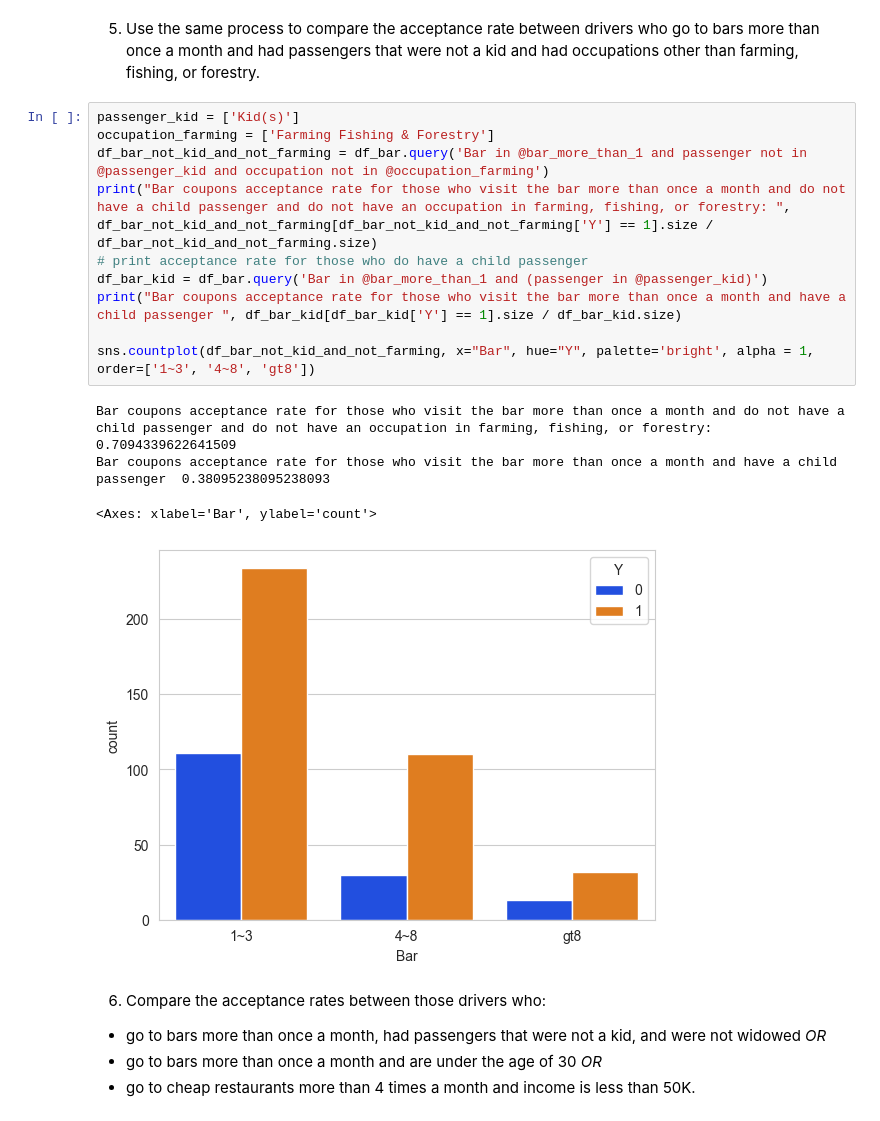
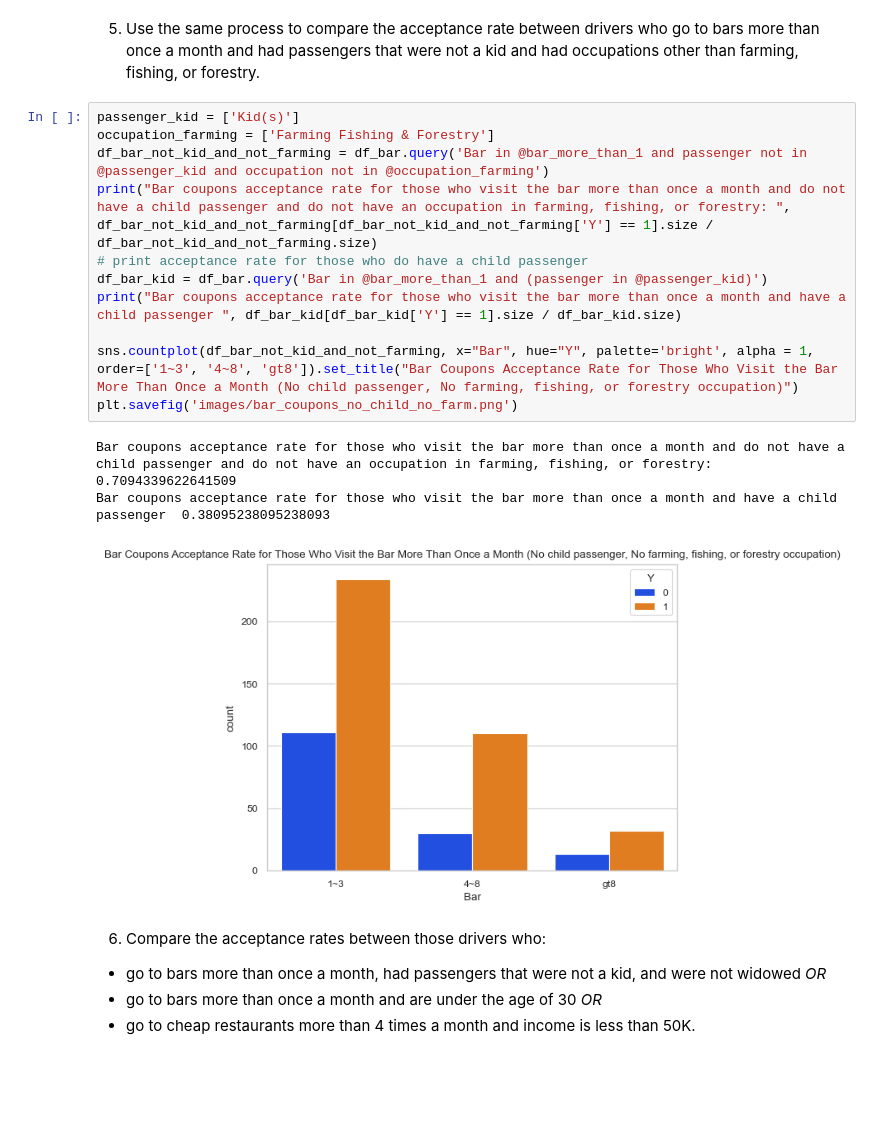
Before and after one commit to geo-rge-li/uci-coupon-analysis, a Jupyter notebook: prompt.ipynb, the cells around one changed output. Cells and saved outputs as stored; diff of their text form; blank space fills up the shorter version.

```diff
--- a/prompt.ipynb
+++ b/prompt.ipynb
@@ -278,18 +278,18 @@ Bar coupons acceptance rate for those who visit the bar less and 1 times a month
 # %%
 passenger_kid = ['Kid(s)']
 occupation_farming = ['Farming Fishing & Forestry']
 df_bar_not_kid_and_not_farming = df_bar.query('Bar in @bar_more_than_1 and passenger not in @passenger_kid and occupation not in @occupation_farming')
 print("Bar coupons acceptance rate for those who visit the bar more than once a month and do not have a child passenger and do not have an occupation in farming, fishing, or forestry: ", df_bar_not_kid_and_not_farming[df_bar_not_kid_and_not_farming['Y'] == 1].size / df_bar_not_kid_and_not_farming.size)
 # print acceptance rate for those who do have a child passenger
 df_bar_kid = df_bar.query('Bar in @bar_more_than_1 and (passenger in @passenger_kid)')
 print("Bar coupons acceptance rate for those who visit the bar more than once a month and have a child passenger ", df_bar_kid[df_bar_kid['Y'] == 1].size / df_bar_kid.size)
 
-sns.countplot(df_bar_not_kid_and_not_farming, x="Bar", hue="Y", palette='bright', alpha = 1, order=['1~3', '4~8', 'gt8'])
+sns.countplot(df_bar_not_kid_and_not_farming, x="Bar", hue="Y", palette='bright', alpha = 1, order=['1~3', '4~8', 'gt8']).set_title("Bar Coupons Acceptance Rate for Those Who Visit the Bar More Than Once a Month (No child passenger, No farming, fishing, or forestry occupation)")
+plt.savefig('images/bar_coupons_no_child_no_farm.png')
 # %% [output]
 Bar coupons acceptance rate for those who visit the bar more than once a month and do not have a child passenger and do not have an occupation in farming, fishing, or forestry:  0.7094339622641509
 Bar coupons acceptance rate for those who visit the bar more than once a month and have a child passenger  0.38095238095238093
-<Axes: xlabel='Bar', ylabel='count'>
-[figure, old version]
+[figure, new version]
 # %% [markdown]
 6. Compare the acceptance rates between those drivers who:
 
```
Also changed, not shown: parts of 12 cells of this notebook, 14 other files.
